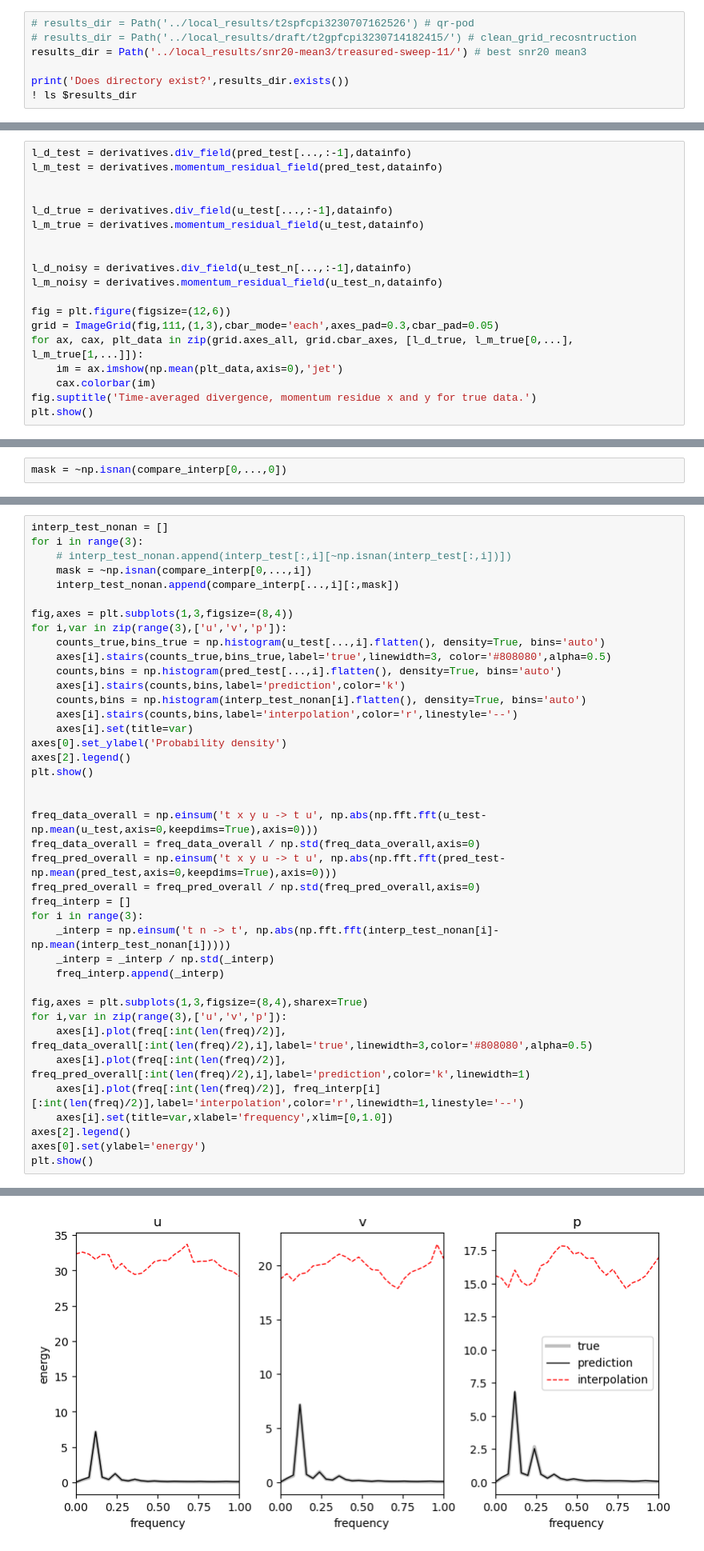
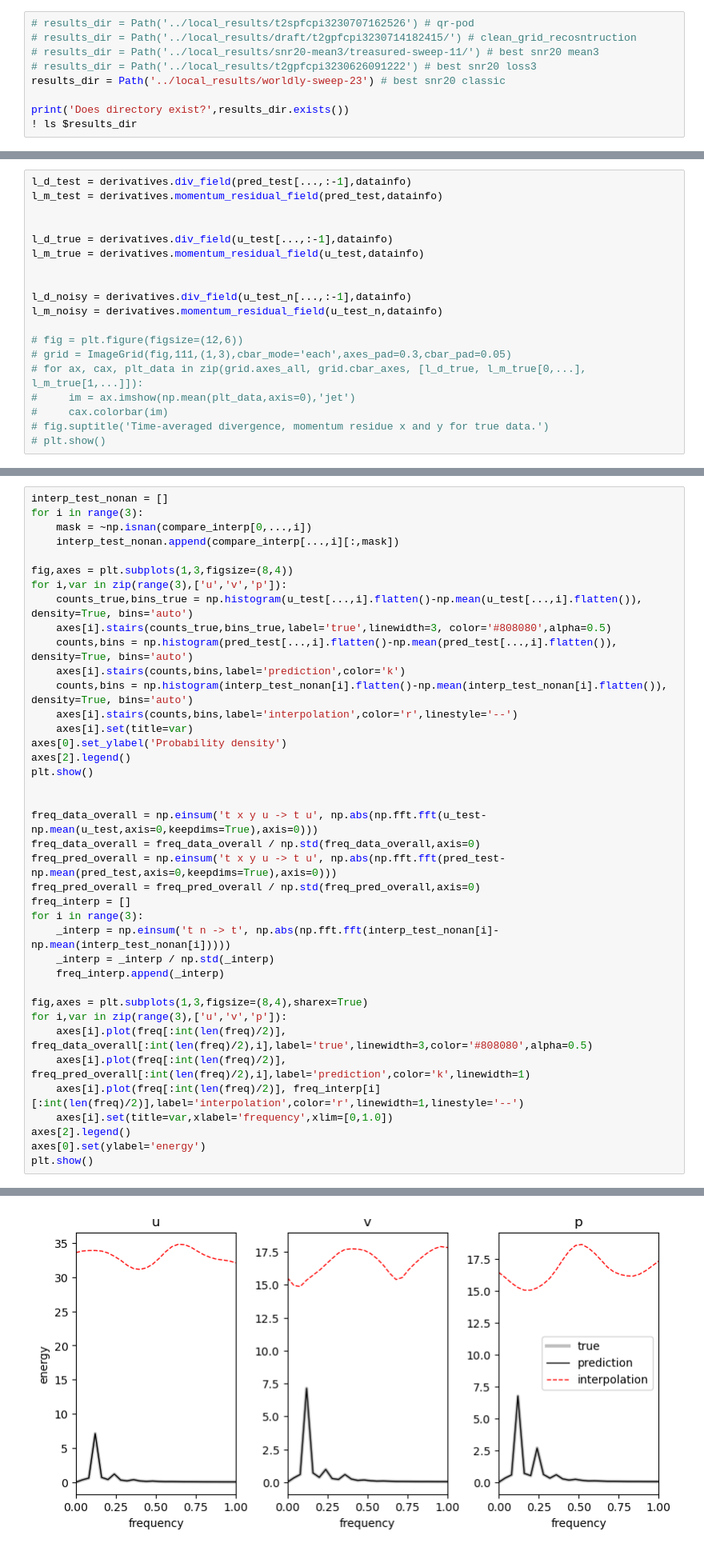
Before and after one commit to MagriLab/FlowReconstructionFromExperiment, a Jupyter notebook: visualisation_notebook/results_physics.ipynb, the cells around one changed output, grey strips where cells are left out. Shown at 80% size. Cells and saved outputs as stored; diff of their text form.

Commit message:
removed unnecessary plots

```diff
--- a/visualisation_notebook/results_physics.ipynb
+++ b/visualisation_notebook/results_physics.ipynb
@@ -33,7 +33,9 @@ plt.style.use('../utils/ppt.mplstyle')
 # %%
 # results_dir = Path('../local_results/t2spfcpi3230707162526') # qr-pod
 # results_dir = Path('../local_results/draft/t2gpfcpi3230714182415/') # clean_grid_recosntruction
-results_dir = Path('../local_results/snr20-mean3/treasured-sweep-11/') # best snr20 mean3
+# results_dir = Path('../local_results/snr20-mean3/treasured-sweep-11/') # best snr20 mean3
+# results_dir = Path('../local_results/t2gpfcpi3230626091222') # best snr20 loss3
+results_dir = Path('../local_results/worldly-sweep-23') # best snr20 classic
 
 print('Does directory exist?',results_dir.exists())
 ! ls $results_dir
@@ -330,13 +328,13 @@ l_m_true = derivatives.momentum_residual_field(u_test,datainfo)
 l_d_noisy = derivatives.div_field(u_test_n[...,:-1],datainfo)
 l_m_noisy = derivatives.momentum_residual_field(u_test_n,datainfo)
 
-fig = plt.figure(figsize=(12,6))
-grid = ImageGrid(fig,111,(1,3),cbar_mode='each',axes_pad=0.3,cbar_pad=0.05)
-for ax, cax, plt_data in zip(grid.axes_all, grid.cbar_axes, [l_d_true, l_m_true[0,...], l_m_true[1,...]]):
-    im = ax.imshow(np.mean(plt_data,axis=0),'jet')
-    cax.colorbar(im)
-fig.suptitle('Time-averaged divergence, momentum residue x and y for true data.')
-plt.show()
+# fig = plt.figure(figsize=(12,6))
+# grid = ImageGrid(fig,111,(1,3),cbar_mode='each',axes_pad=0.3,cbar_pad=0.05)
+# for ax, cax, plt_data in zip(grid.axes_all, grid.cbar_axes, [l_d_true, l_m_true[0,...], l_m_true[1,...]]):
+#     im = ax.imshow(np.mean(plt_data,axis=0),'jet')
+#     cax.colorbar(im)
+# fig.suptitle('Time-averaged divergence, momentum residue x and y for true data.')
+# plt.show()
 # %% [output]
 [figure]
 # %% [markdown]
@@ -640,2 +637,0 @@ print('% energy of the testing set: ', percent_energy)
-# %%
-mask = ~np.isnan(compare_interp[0,...,0])
@@ -652,17 +638,16 @@ tmp = np.abs(np.fft.fft(interp_test_nonan[0]-np.mean(interp_test_nonan[0])))
 # %%
 interp_test_nonan = []
 for i in range(3):
-    # interp_test_nonan.append(interp_test[:,i][~np.isnan(interp_test[:,i])])
     mask = ~np.isnan(compare_interp[0,...,i])
     interp_test_nonan.append(compare_interp[...,i][:,mask])
 
 fig,axes = plt.subplots(1,3,figsize=(8,4))
 for i,var in zip(range(3),['u','v','p']):
-    counts_true,bins_true = np.histogram(u_test[...,i].flatten(), density=True, bins='auto')
+    counts_true,bins_true = np.histogram(u_test[...,i].flatten()-np.mean(u_test[...,i].flatten()), density=True, bins='auto')
     axes[i].stairs(counts_true,bins_true,label='true',linewidth=3, color='#808080',alpha=0.5)
-    counts,bins = np.histogram(pred_test[...,i].flatten(), density=True, bins='auto')
+    counts,bins = np.histogram(pred_test[...,i].flatten()-np.mean(pred_test[...,i].flatten()), density=True, bins='auto')
     axes[i].stairs(counts,bins,label='prediction',color='k')
-    counts,bins = np.histogram(interp_test_nonan[i].flatten(), density=True, bins='auto')
+    counts,bins = np.histogram(interp_test_nonan[i].flatten()-np.mean(interp_test_nonan[i].flatten()), density=True, bins='auto')
     axes[i].stairs(counts,bins,label='interpolation',color='r',linestyle='--')
     axes[i].set(title=var)
 axes[0].set_ylabel('Probability density')
@@ -694 +679 @@ plt.show()
-[figure, old version]
+[figure, new version]
```
Also changed, not shown: parts of 21 cells of this notebook.
